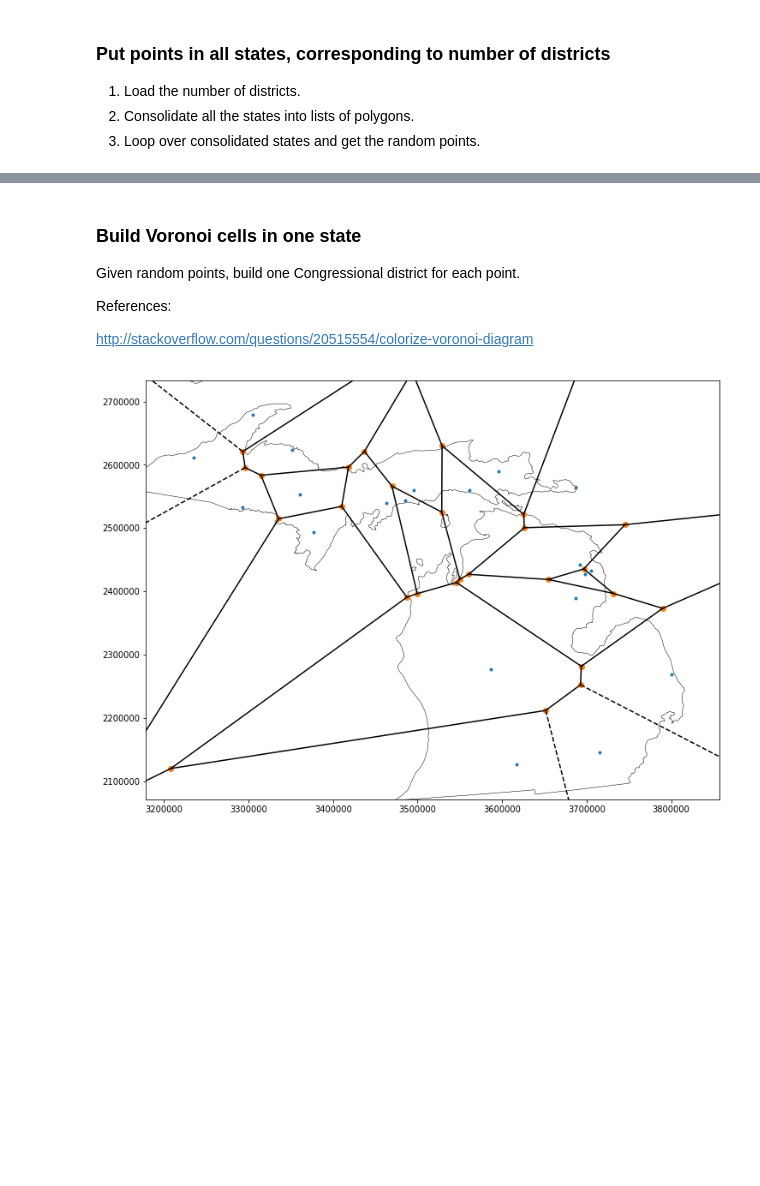
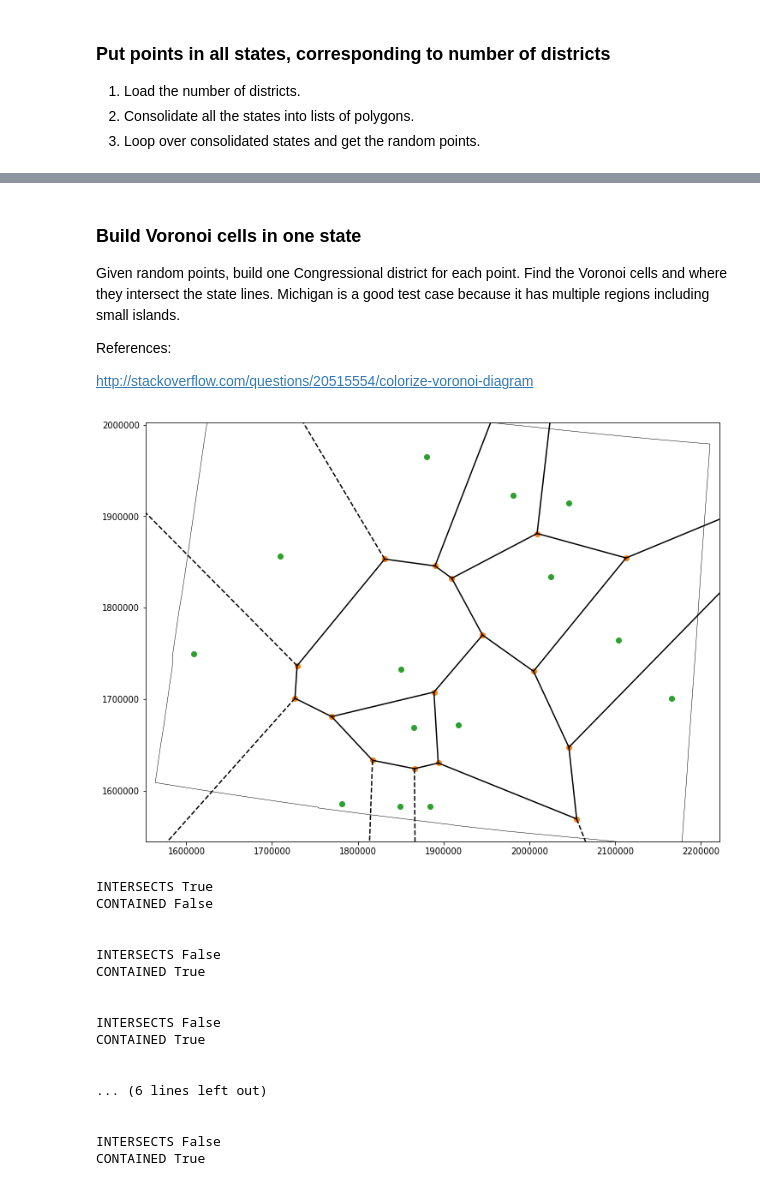
Before and after one commit to valerierose/voronoi_district, a Jupyter notebook: voronoi_district.ipynb, the cells around one changed output, grey strips where cells are left out. Drawn from its saved outputs; the diff is of its cells as text; code cells hidden in the pictures; blank space fills up the shorter version.

Commit message:
update readme, some progress on Voronoi intersections

```diff
--- a/voronoi_district.ipynb
+++ b/voronoi_district.ipynb
@@ -232,19 +240,50 @@ plt.show()
 # %% [markdown]
 ### Build Voronoi cells in one state ###
 
-Given random points, build one Congressional district for each point.
+Given random points, build one Congressional district for each point. Find the Voronoi cells and where they intersect the state lines. Michigan is a good test case because it has multiple regions including small islands.
 
 References:
 
 http://stackoverflow.com/questions/20515554/colorize-voronoi-diagram
-# %%
-state_polys = get_state(m, 'Michigan')
-points = state_points(state_polys, 20)
-vor_points = np.array(points).T
-vor = Voronoi(vor_points)
-voronoi_plot_2d(vor)
-plot_state(state_polys, plt.gca())
-ax.axis('equal')
-plt.show()
-# %% [output]
-[figure, removed]
+# %%
+state_polys = get_state(m, 'Colorado')
+points = state_points(state_polys, 14)
+vor_points = np.array(points).T
+vor = Voronoi(vor_points)
+voronoi_plot_2d(vor)
+# fig, ax = plt.subplots()
+plot_state(state_polys, plt.gca())
+ax.axis('equal')
+plt.plot(points[0], points[1], 'o')
+plt.show()
+state_polys = [Polygon(poly) for poly in state_polys]
+
+district_polys = []
+
+# loop over voronoi cells and build up polygons that represent
+# the districts. districts can be many polygons if the state contains
+# many polygons. Colorado doesn't. Make this simple case work first.
+for region in vor.regions:
+    if region and not -1 in region:
+        poly = Polygon([vor.vertices[i] for i in region])
+        print "\n\nINTERSECTS", poly.boundary.intersects(state_polys[0].boundary)
+        print "CONTAINED", state_polys[0].contains(poly)
+# %% [output]
+[figure, added]
+INTERSECTS True
+CONTAINED False
+
+
+INTERSECTS False
+CONTAINED True
+
+
+INTERSECTS False
+CONTAINED True
+
+
+... (6 lines left out)
+
+
+INTERSECTS False
+CONTAINED True
```
Also changed, not shown: parts of 4 cells of this notebook, 1 other file.
